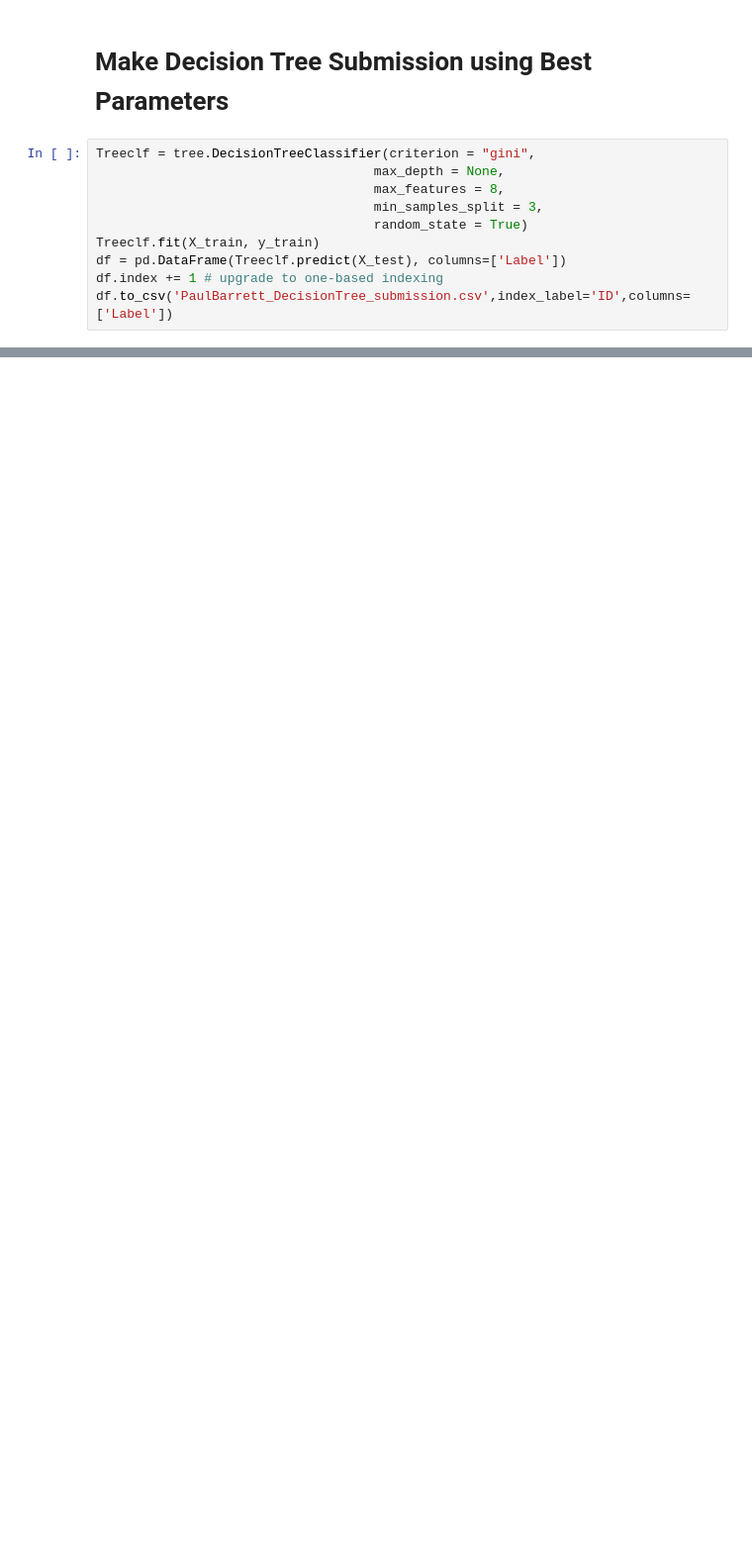
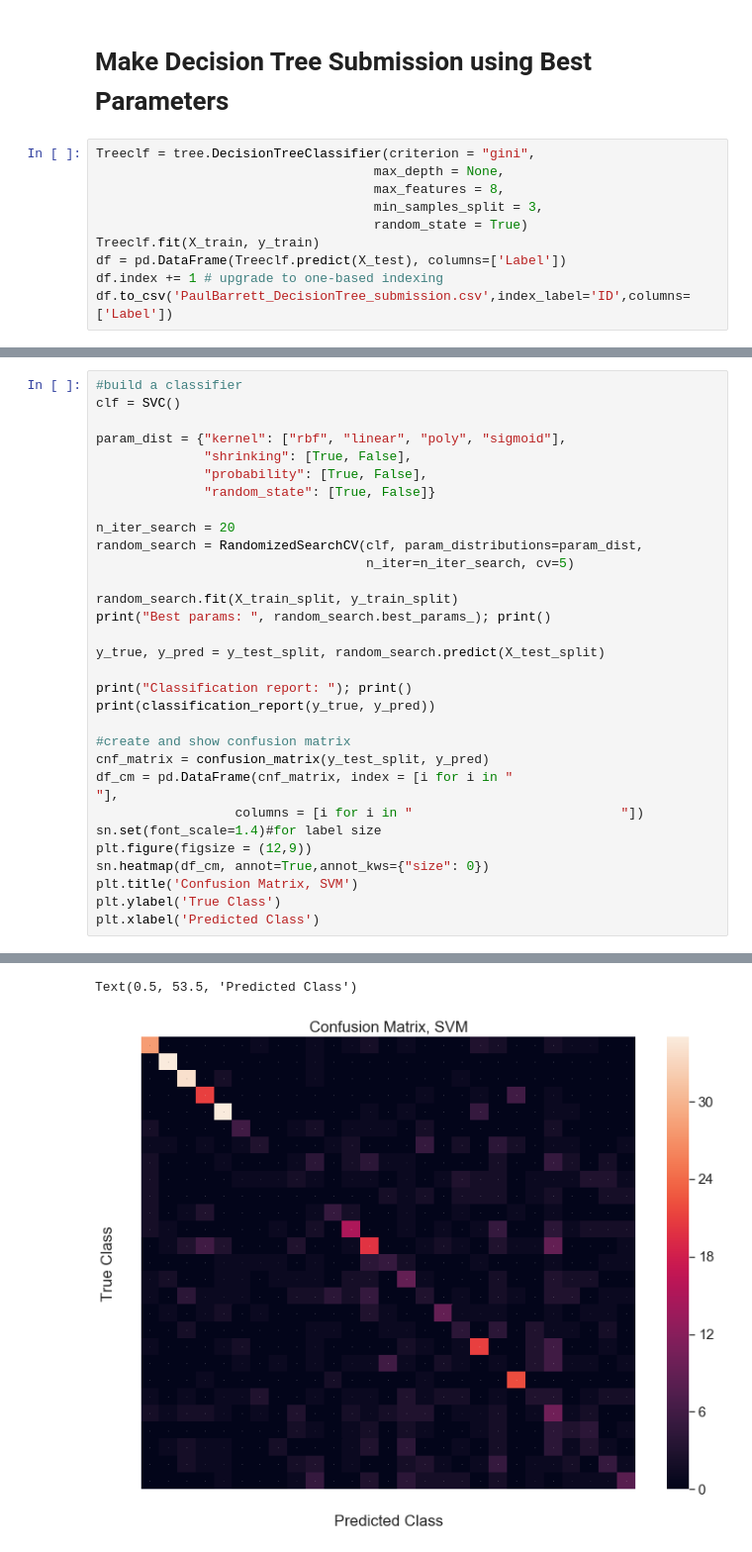
Before and after one commit to pbarrett21/Machine-Learning-Kaggle-Tiny-Image-Classification-Competition, a Jupyter notebook: Tiny Image Classification.ipynb, the cells around one changed output, grey strips where cells are left out. Shown: that part at 99% size. Cells and saved outputs as stored; diff of their text form; blank space fills up the shorter version.

Commit message:
added SVM classifier

```diff
--- a/Tiny Image Classification.ipynb
+++ b/Tiny Image Classification.ipynb
@@ -256,0 +267,32 @@ df.to_csv('PaulBarrett_DecisionTree_submission.csv',index_label='ID',columns=['L
+# %%
+#build a classifier
+clf = SVC()
+
+param_dist = {"kernel": ["rbf", "linear", "poly", "sigmoid"],
+              "shrinking": [True, False],
+              "probability": [True, False],
+              "random_state": [True, False]}
+
+n_iter_search = 20
+random_search = RandomizedSearchCV(clf, param_distributions=param_dist,
+                                   n_iter=n_iter_search, cv=5)
+
+random_search.fit(X_train_split, y_train_split)
+print("Best params: ", random_search.best_params_); print()
+
+y_true, y_pred = y_test_split, random_search.predict(X_test_split)
+
+print("Classification report: "); print()
+print(classification_report(y_true, y_pred))
+
+#create and show confusion matrix
+cnf_matrix = confusion_matrix(y_test_split, y_pred)
+df_cm = pd.DataFrame(cnf_matrix, index = [i for i in "                           "],
+                  columns = [i for i in "                           "])
+sn.set(font_scale=1.4)#for label size
+plt.figure(figsize = (12,9))
+sn.heatmap(df_cm, annot=True,annot_kws={"size": 0})
+plt.title('Confusion Matrix, SVM')
+plt.ylabel('True Class')
+plt.xlabel('Predicted Class')
+# %% [output]
@@ -256,0 +316,2 @@ df.to_csv('PaulBarrett_DecisionTree_submission.csv',index_label='ID',columns=['L
+Text(0.5, 53.5, 'Predicted Class')
+[figure, added]
```
Also changed, not shown: parts of 11 cells of this notebook.
